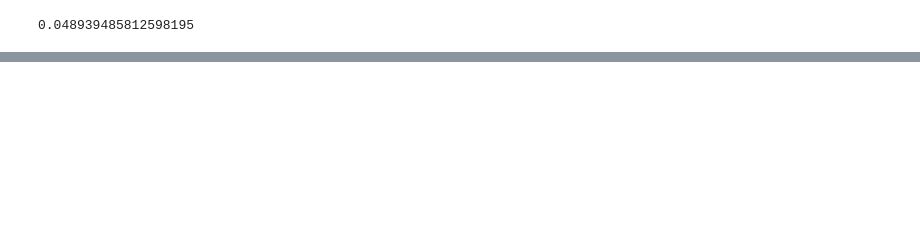
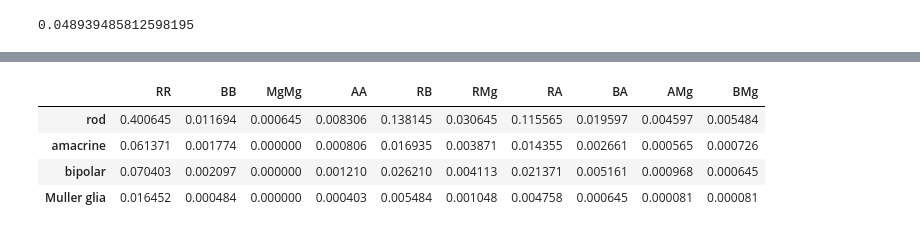
Before and after one commit to tranmartin45/elowitz, a Jupyter notebook: sandbox/triplet_motif_analysis_mi.ipynb, the cells around one changed output, grey strips where cells are left out. Cells and saved outputs as stored; diff of their text form; code cells hidden in the pictures; blank space fills up the shorter version.

```diff
--- a/sandbox/triplet_motif_analysis_mi.ipynb
+++ b/sandbox/triplet_motif_analysis_mi.ipynb
@@ -434,0 +423,6 @@ mi
+# %%
+matrix_outgroup_doublet_average = np.array([list(df_average_slice[0:10].values),
+                            list(df_average_slice[10:20].values),
+                            list(df_average_slice[20:30].values),
+                            list(df_average_slice[30:40].values)])
+matrix_outgroup_doublet_average
@@ -434,0 +453,15 @@ mi
+# %%
+# compute column and row sums to calculate marginal probabilty later
+
+column_sums_average = np.array([df_outgroup_doublet_average[i].sum() for i in df_outgroup_doublet_average.columns])
+row_sums_average = np.array([df_outgroup_doublet_average.loc[i,:].values.sum() for i in df_outgroup_doublet_average.index])
+
+total_sum_average = column_sums_average.sum()
+# %%
+# convert data into probabilities by dividing by total sum
+
+matrix_outgroup_doublet_average /= total_sum_average
+column_sums_average /= total_sum_average # marginal probability
+row_sums_average /= total_sum_average # marginal probability
+
+matrix_outgroup_doublet_average
@@ -434,0 +481,15 @@ mi
+# %%
+data = {'rod': matrix_outgroup_doublet_average[0],
+        'amacrine': matrix_outgroup_doublet_average[1],
+        'bipolar': matrix_outgroup_doublet_average[2],
+        'Muller glia': matrix_outgroup_doublet_average[3],
+       }
+
+df_outgroup_doublet_average_probs = pd.DataFrame(data).rename(index={0:'RR', 1:'BB', 2:'MgMg', 3:'AA', 4:'RB', 5:'RMg', 6:'RA', 7:'BA', 8:'AMg', 9:'BMg',}).transpose()
+df_outgroup_doublet_average_probs
+# %% [output]
+|  | RR | BB | MgMg | AA | RB | RMg | RA | BA | AMg | BMg |
+| rod | 0.400645 | 0.011694 | 0.000645 | 0.008306 | 0.138145 | 0.030645 | 0.115565 | 0.019597 | 0.004597 | 0.005484 |
+| amacrine | 0.061371 | 0.001774 | 0.000000 | 0.000806 | 0.016935 | 0.003871 | 0.014355 | 0.002661 | 0.000565 | 0.000726 |
+| bipolar | 0.070403 | 0.002097 | 0.000000 | 0.001210 | 0.026210 | 0.004113 | 0.021371 | 0.005161 | 0.000968 | 0.000645 |
+| Muller glia | 0.016452 | 0.000484 | 0.000000 | 0.000403 | 0.005484 | 0.001048 | 0.004758 | 0.000645 | 0.000081 | 0.000081 |
```
Also changed, not shown: parts of 18 cells of this notebook.
